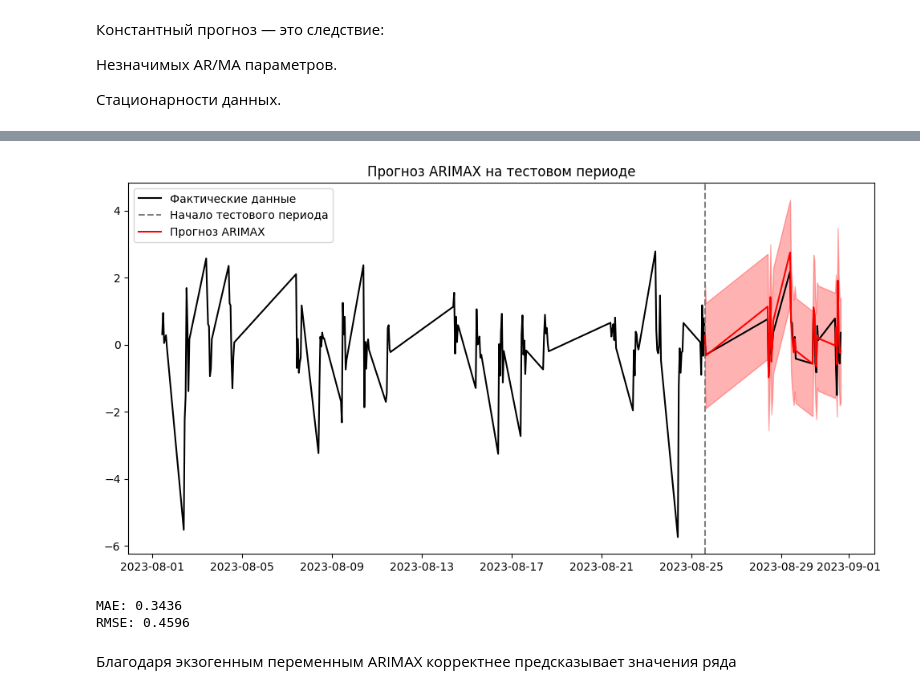
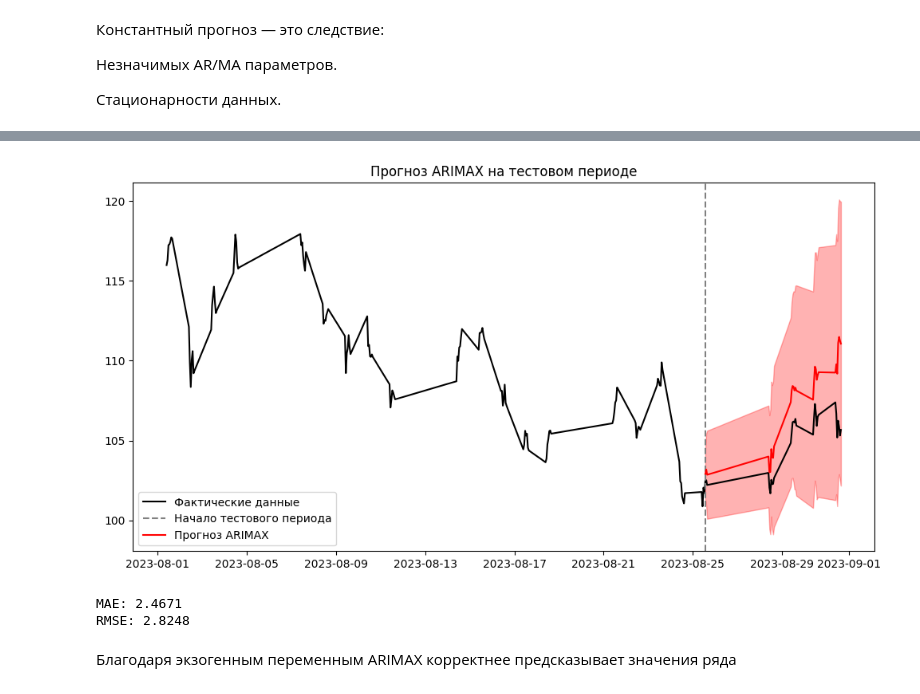
Before and after one commit to goralex02/time-series-project, a Jupyter notebook: stock_price_prediction.ipynb, the cells around one changed output, grey strips where cells are left out. Cells and saved outputs as stored; diff of their text form; code cells hidden in the pictures.

```diff
--- a/stock_price_prediction.ipynb
+++ b/stock_price_prediction.ipynb
@@ -522,6 +536,6 @@ ARMAX p-values: [0.69222259 0.63400157 0.82195132 0.89239367 0.57502563 0.610031
 # %%
 # Разделение на train/test
 train_size = 130
-train, test = data_diff['AMD'][:train_size], data_diff['AMD'][train_size:]
+train, test = data['AMD'][:train_size], data['AMD'][train_size:]
 # %%
 # Обучаем ARIMA только на train (без регрессоров)
@@ -564,25 +578,25 @@ RMSE ARIMA: 0.7730
 # %%
 # Обучаем ARIMAX только на train
-exog_train, exog_test = data_diff[['INTC', 'NVDA']][:train_size], data_diff[['INTC', 'NVDA']][train_size:]
-model_arimax_train = SARIMAX(train, exog=exog_train, order=(1, 0, 1))
+exog_train, exog_test = data[['INTC', 'NVDA']][:train_size], data[['INTC', 'NVDA']][train_size:]
+model_arimax_train = SARIMAX(train, exog=exog_train, order=(1, 1, 1))
 result_arimax_train = model_arimax_train.fit()
 
 # Делаем прогноз на тест
 forecast = result_arimax_train.get_forecast(steps=len(test), exog=exog_test)
 forecast_mean = forecast.predicted_mean
 forecast_ci = forecast.conf_int()
 
 # Визуализация прогноза
 plt.figure(figsize=(12, 6))
-plt.plot(data_diff.index, data_diff['AMD'], label="Фактические данные", color="black")
-plt.axvline(data_diff.index[train_size], linestyle="--", color="gray", label="Начало тестового периода")
+plt.plot(data.index, data['AMD'], label="Фактические данные", color="black")
+plt.axvline(data.index[train_size], linestyle="--", color="gray", label="Начало тестового периода")
 plt.plot(test.index, forecast_mean, label="Прогноз ARIMAX", color="red")
 plt.fill_between(test.index, forecast_ci.iloc[:, 0], forecast_ci.iloc[:, 1], color="red", alpha=0.3)
 plt.legend()
 plt.title("Прогноз ARIMAX на тестовом периоде")
 plt.show()
 # %% [output]
-[figure, old version]
+[figure, new version]
 # %%
 import numpy as np
 
@@ -594,8 +608,8 @@ rmse = np.sqrt(mean_squared_error(test, forecast_mean))
 print(f"MAE: {mae:.4f}")
 print(f"RMSE: {rmse:.4f}")
 # %% [output]
-MAE: 0.3436
-RMSE: 0.4596
+MAE: 2.4671
+RMSE: 2.8248
 # %% [markdown]
 Благодаря экзогенным переменным ARIMAX корректнее предсказывает значения ряда
 # %% [markdown]
```
Also changed, not shown: parts of 45 cells of this notebook.
